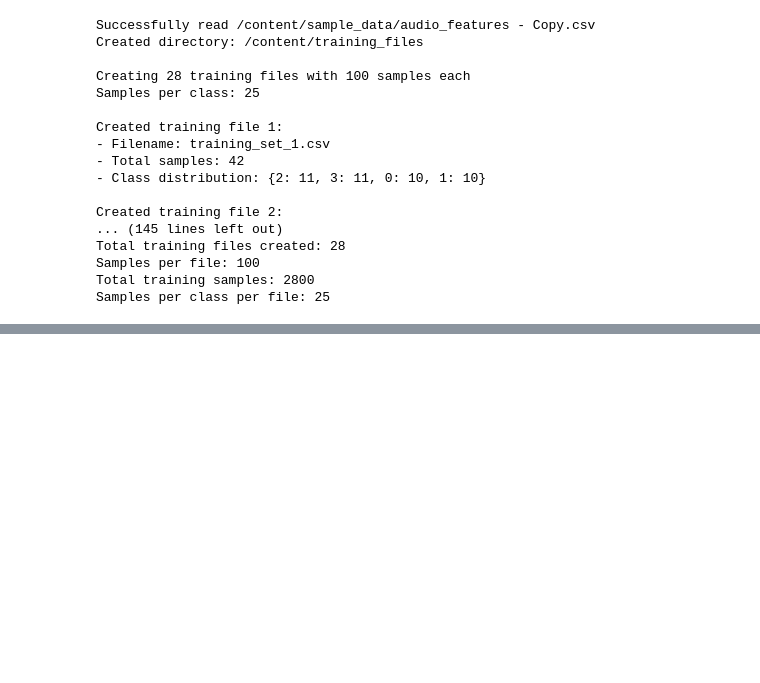
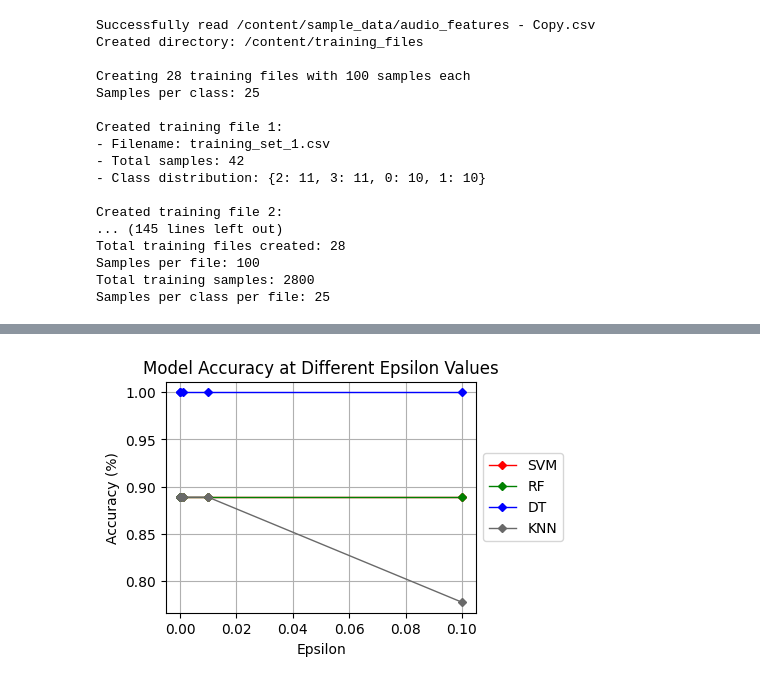
Before and after one commit to Susmitapaul45/VoiceRecognition, a Jupyter notebook: audio_features.ipynb, the cells around one changed output, grey strips where cells are left out. Drawn from its saved outputs; the diff is of its cells as text; code cells hidden in the pictures; blank space fills up the shorter version.

```diff
--- a/audio_features.ipynb
+++ b/audio_features.ipynb
@@ -1939,0 +2439,26 @@ EmptyDataError: No columns to parse from file
+# %%
+import matplotlib.pyplot as plt
+
+# Data
+epsilon = [0.1, 0.01, 0.001, 0.0001, 0.00001]
+svm_accuracy = [0.8889, 0.8889, 0.8889, 0.8889, 0.8889]
+rf_accuracy = [0.8889, 0.8889, 0.8889, 0.8889, 0.8889]
+dt_accuracy = [1.0000, 1.0000, 1.0000, 1.0000, 1.0000]
+knn_accuracy = [0.7778, 0.8889, 0.8889, 0.8889, 0.8889]
+# Plotting the accuracy values
+plt.figure(figsize=(4, 3))
+
+plt.plot(epsilon, svm_accuracy, marker='D',markersize=4, linewidth=1, label='SVM', color='red')
+plt.plot(epsilon, rf_accuracy, marker='D',markersize=4, linewidth=1, label='RF', color='green')
+plt.plot(epsilon, dt_accuracy, marker='D',markersize=4, linewidth=1, label='DT', color='blue')
+plt.plot(epsilon, knn_accuracy, marker='D',markersize=4, linewidth=1, label='KNN', color='dimgray')
+#plt.plot(epsilon, catboost_accuracy, marker='D',markersize=4, linewidth=1, label='CatBoost', color='burlywood')
+
+plt.title('Model Accuracy at Different Epsilon Values')
+plt.xlabel('Epsilon')
+plt.ylabel('Accuracy (%)')
+plt.legend(loc='center left', bbox_to_anchor=(1, 0.5))
+plt.grid(True)
+plt.show()
+# %% [output]
+[figure, added]
```
Also changed, not shown: parts of 8 cells of this notebook.
